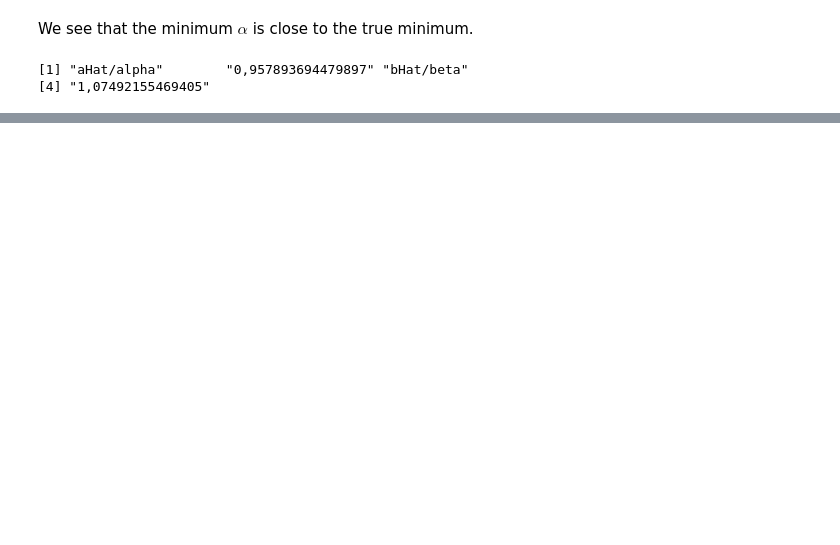
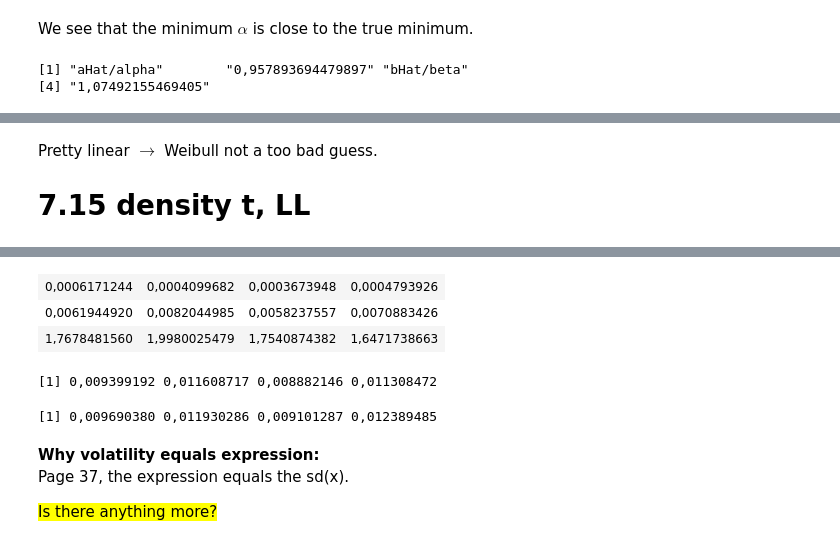
Before and after one commit to kaaja/Insc, a Jupyter notebook: w04/w04.ipynb, the cells around one changed output, grey strips where cells are left out. Saved outputs shown, nothing was run; the diff lists cells and outputs as text; code cells hidden in the pictures; blank space fills up the shorter version.

```diff
--- a/w04/w04.ipynb
+++ b/w04/w04.ipynb
@@ -151,0 +223,35 @@ Here we only draw one sample, while in ex 7.9 we drew 10. However, ex 7.9 showed
+# %% [markdown]
+Pretty linear $\rightarrow$ Weibull not a too bad guess.
+
+# 7.15 density t, LL
+# %%
+# LL Minus function, straight from the book
+llminus = function(theta, x){
+    length(x)*theta[2] - sum(dt((x - theta[1])/exp(theta[2]), df = 2*theta[3], log = T))
+}
+
+# theta must be parameters vector (theta here instead of alpha and beta above.)
+
+# Create running function
+simulate = function(xMat){
+    thetaMat <- matrix(0,3,ncol(xMat)+1)
+    for (i in 1:ncol(xMat)){
+        x = xMat[,i]
+        theta = c(mean(x), log(sd(x)), 10) # NOTE: Does not work with "1"
+        o = optim(theta, llminus, x=x) # NOTE: "optimize" did not work
+        xsiHat = o$par[1]
+        xsiSigmaHat = exp(o$par[2])
+        alphaHat = o$par[3]
+        thetaMat[, i] = o$par
+    }
+}
+
+path = 'https://www.uio.no/studier/emner/matnat/math/STK3505/h17/datasett/newyork.daily.txt'
+xMat = matrix(scan(path), byrow=T, ncol=4)
+
+simulate(xMat)
+thetaMat
+
+thetaMat[2,]*sqrt(thetaMat[3,]/(thetaMat[3,] - 1))
+apply(xMat,2,sd)
+# %% [output]
@@ -151,0 +261,10 @@ Here we only draw one sample, while in ex 7.9 we drew 10. However, ex 7.9 showed
+| 0,0006171244 | 0,0004099682 | 0,0003673948 | 0,0004793926 |
+| 0,0061944920 | 0,0082044985 | 0,0058237557 | 0,0070883426 |
+| 1,7678481560 | 1,9980025479 | 1,7540874382 | 1,6471738663 |
+[1] 0,009399192 0,011608717 0,008882146 0,011308472
+[1] 0,009690380 0,011930286 0,009101287 0,012389485
+# %% [markdown]
+__Why volatility equals expression:__ <br>
+Page 37, the expression equals the sd(x). <br>
+
+<mark> Is there anything more?
```
Also changed, not shown: parts of 9 cells of this notebook.
